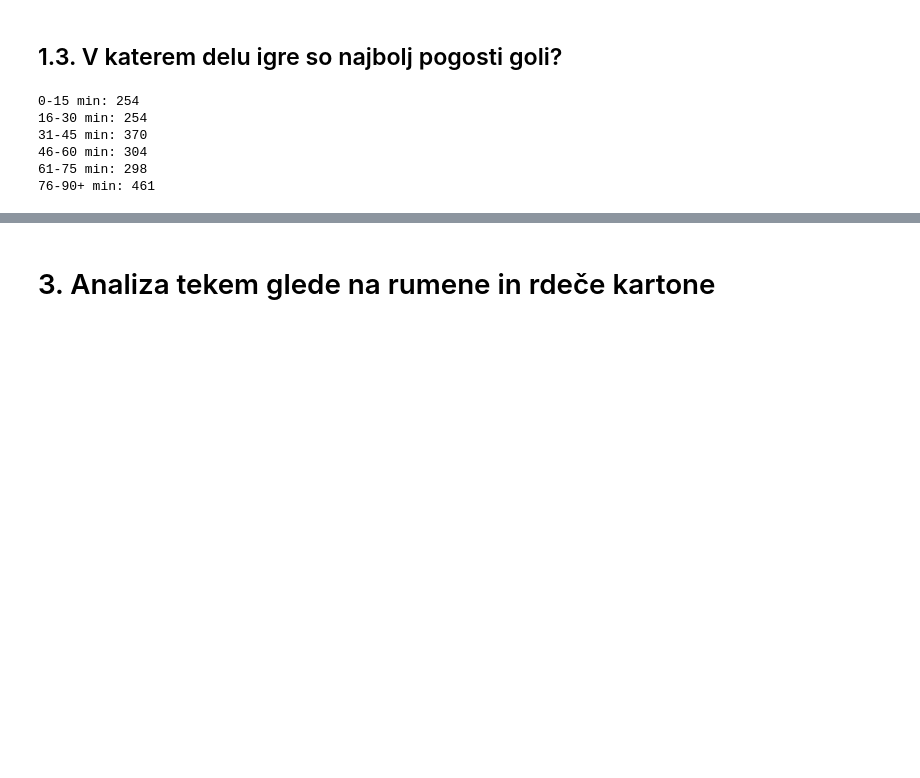
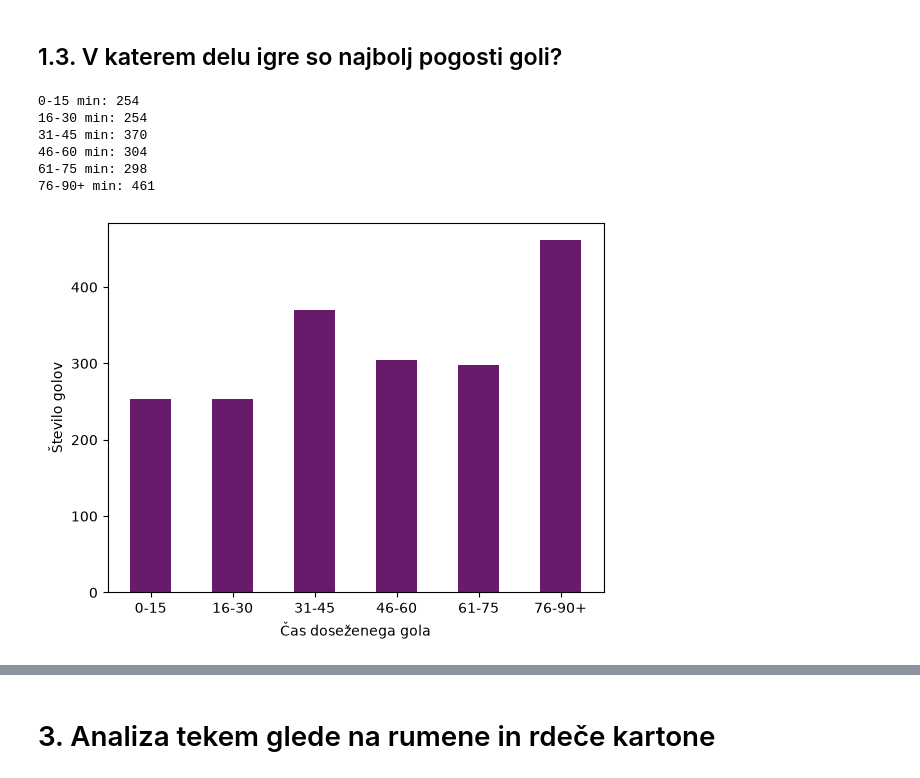
Before and after one commit to KristinaD03/projektna-UVP, a Jupyter notebook: analiza_tekem.ipynb, the cells around one changed output, grey strips where cells are left out. Saved outputs shown, nothing was run; the diff lists cells and outputs as text; code cells hidden in the pictures; blank space fills up the shorter version.

```diff
--- a/analiza_tekem.ipynb
+++ b/analiza_tekem.ipynb
@@ -311,30 +322,43 @@ stevilo_46_60 = 0
 stevilo_61_75 = 0
 stevilo_76_90 = 0
 
 for minuta in vse_minute:
     if minuta <= 15:
         stevilo_0_15 += 1
     elif minuta <= 30:
         stevilo_16_30 += 1
     elif minuta <= 45:
         stevilo_31_45 += 1
     elif minuta <= 60:
         stevilo_46_60 += 1
     elif minuta <= 75:
         stevilo_61_75 += 1
     else:
         stevilo_76_90 += 1
 
 print("0-15 min:", stevilo_0_15)
 print("16-30 min:", stevilo_16_30)
 print("31-45 min:", stevilo_31_45)
 print("46-60 min:", stevilo_46_60)
 print("61-75 min:", stevilo_61_75)
 print("76-90+ min:", stevilo_76_90)
+
+import matplotlib.pyplot as plt
+
+minute = ['0-15', '16-30', '31-45', '46-60', '61-75', '76-90+']
+goli = [stevilo_0_15, stevilo_16_30, stevilo_31_45,
+        stevilo_46_60, stevilo_61_75, stevilo_76_90]
+
+
+plt.xlabel('Čas doseženega gola')
+plt.ylabel('Število golov')
+plt.bar( minute, goli, color='#681a6b', width=0.5 )
+plt.show()
 # %% [output]
 0-15 min: 254
 16-30 min: 254
 31-45 min: 370
 46-60 min: 304
 61-75 min: 298
 76-90+ min: 461
+[figure, added]
```
Also changed, not shown: parts of 7 cells of this notebook.
